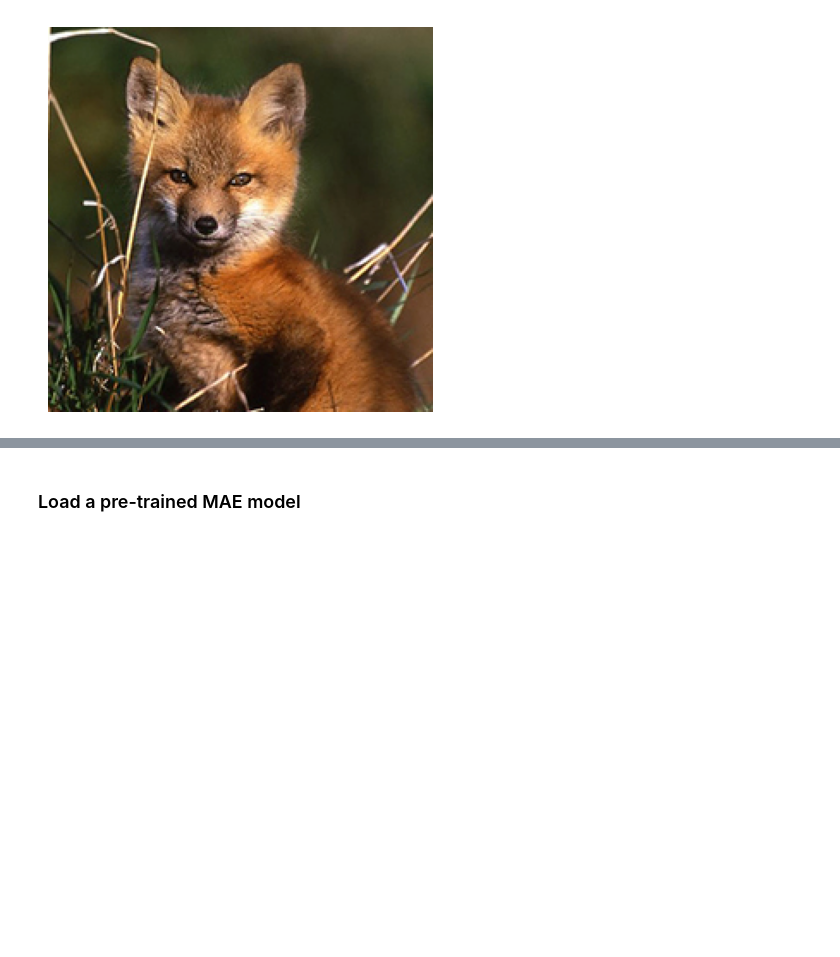
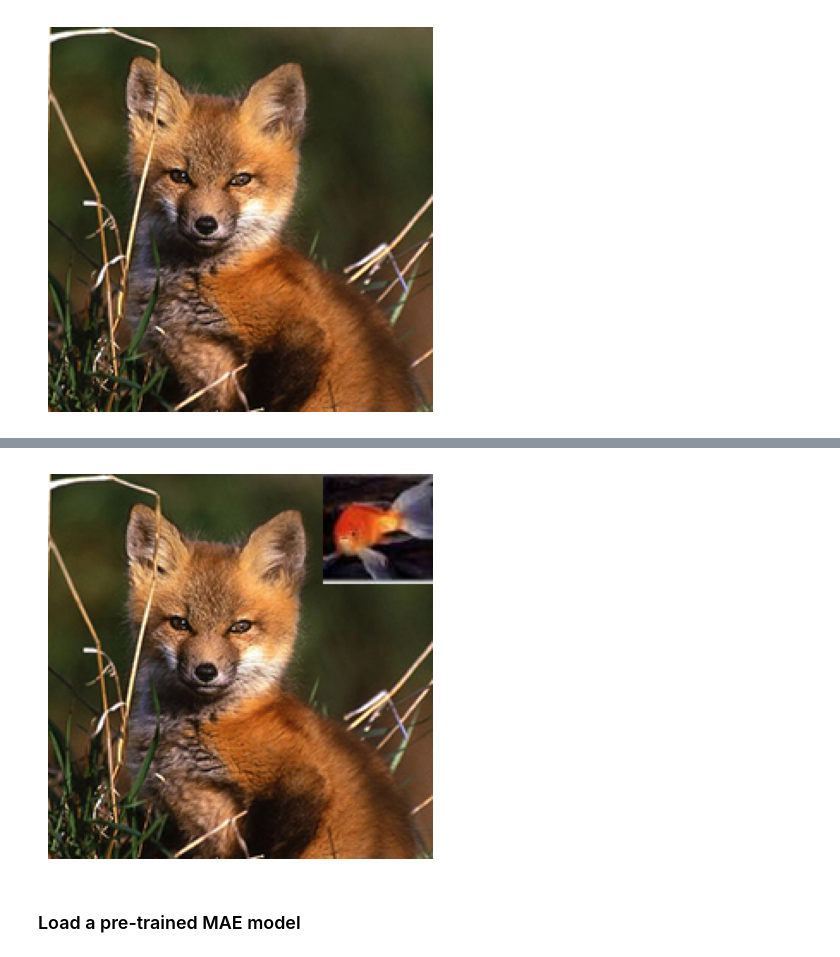
Before and after one commit to msdkhairi/vit-mae, a Jupyter notebook: demo/mae_visualize.ipynb, the cells around one changed output, grey strips where cells are left out. Saved outputs shown, nothing was run; the diff lists cells and outputs as text; code cells hidden in the pictures; blank space fills up the shorter version.

```diff
--- a/demo/mae_visualize.ipynb
+++ b/demo/mae_visualize.ipynb
@@ -101,15 +38,7 @@ def run_one_image(img, model, mask_ratio=0.75):
 # load an image
 img_url = 'https://user-images.githubusercontent.com/11435359/147738734-196fd92f-9260-48d5-ba7e-bf103d29364d.jpg' # fox, from ILSVRC2012_val_00046145
 # img_url = 'https://user-images.githubusercontent.com/11435359/147743081-0428eecf-89e5-4e07-8da5-a30fd73cc0ba.jpg' # cucumber, from ILSVRC2012_val_00047851
-img = Image.open(requests.get(img_url, stream=True).raw)
-img = img.resize((224, 224))
-img = np.array(img) / 255.
-
-assert img.shape == (224, 224, 3)
-
-# normalize by ImageNet mean and std
-img = img - imagenet_mean
-img = img / imagenet_std
+img = load_image_from_url(img_url)
 
 plt.rcParams['figure.figsize'] = [5, 5]
 show_image(torch.tensor(img))
@@ -118,3 +52,8 @@ show_image(torch.tensor(img))
+# %%
+img3 = place_image(img, img2, size=64, position='topright')
+show_image(torch.tensor(img3))
+# %% [output]
+[figure, added]
 # %% [markdown]
 ### Load a pre-trained MAE model
 # %%
```
Also changed, not shown: parts of 17 cells of this notebook, 3 other files.
